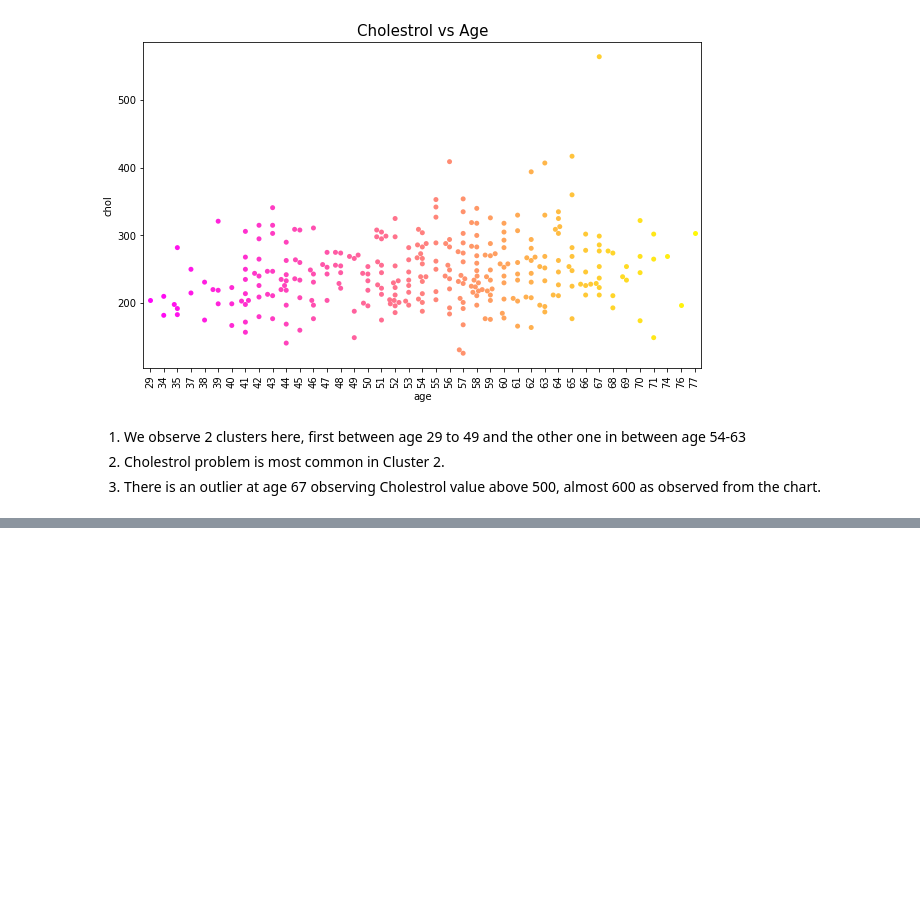
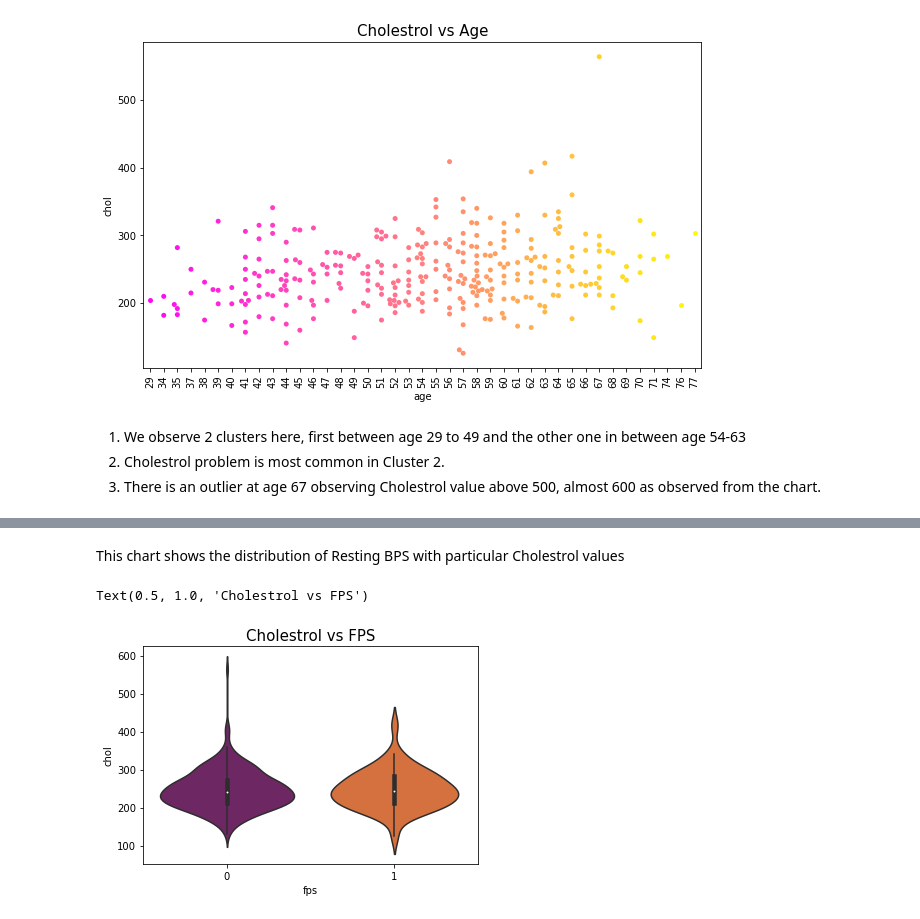
Before and after one commit to ankurkaiser/Clevelanda, a Jupyter notebook: Clevelanda.ipynb, the cells around one changed output, grey strips where cells are left out. Drawn from its saved outputs; the diff is of its cells as text; code cells hidden in the pictures; blank space fills up the shorter version.

```diff
--- a/Clevelanda.ipynb
+++ b/Clevelanda.ipynb
@@ -160,0 +144,8 @@ dtype: object
+# %% [markdown]
+This chart shows the distribution of Resting BPS with particular Cholestrol values
+# %%
+sns.violinplot(data=data,x='fps',y='chol',palette='inferno')
+plt.title("Cholestrol vs FPS",fontsize=15)
+# %% [output]
+Text(0.5, 1.0, 'Cholestrol vs FPS')
+[figure, added]
```
Also changed, not shown: parts of 16 cells of this notebook.
